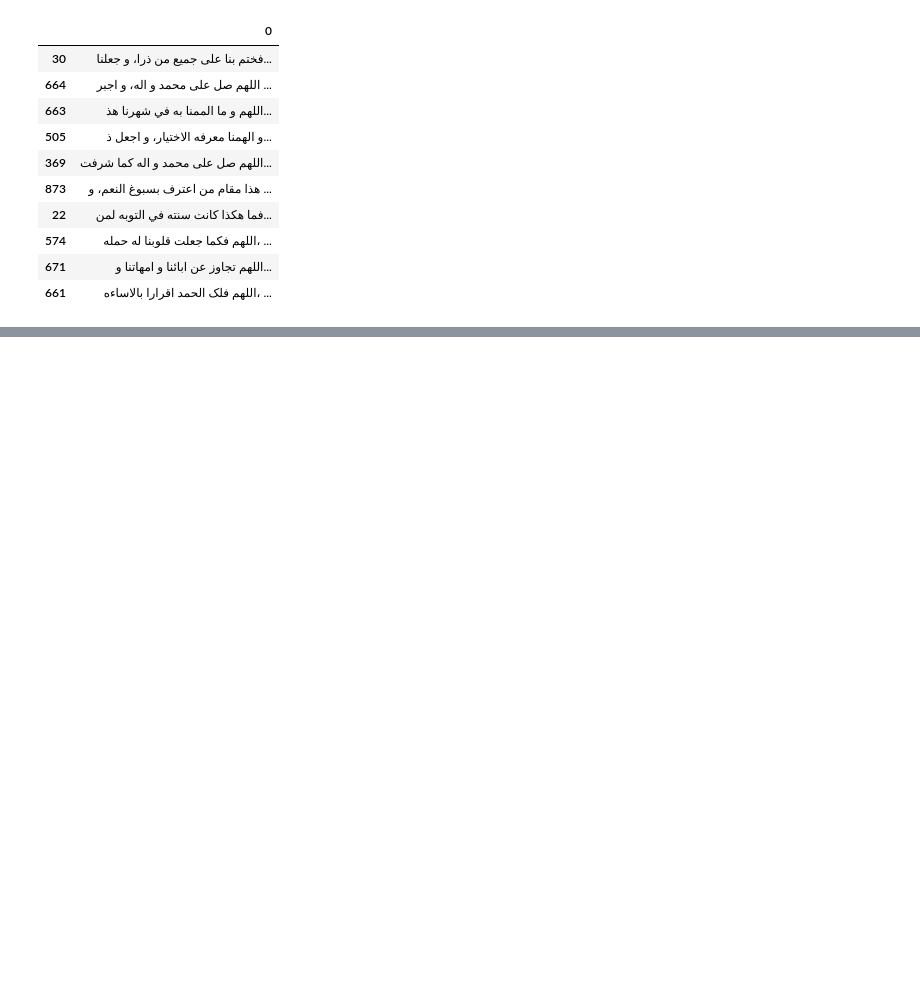
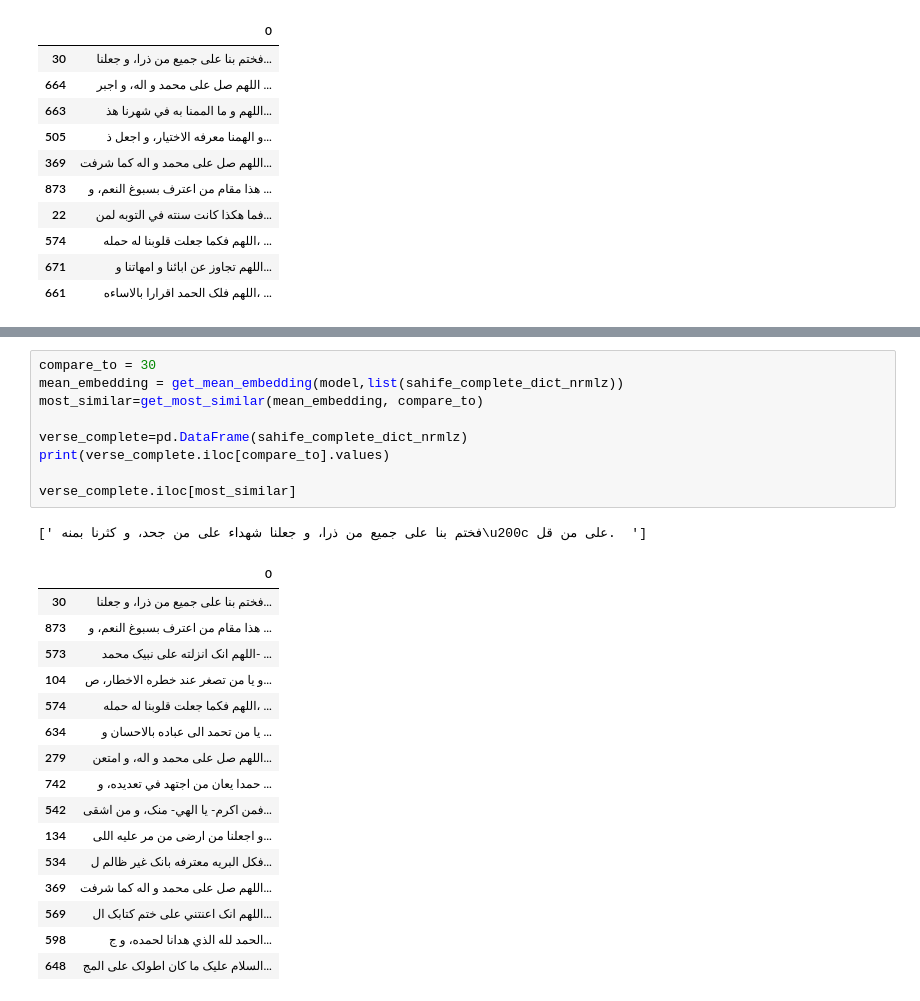
Before and after one commit to pam-lab/JupyterFiles, a Jupyter notebook: Similarity_BERT.ipynb, the cells around one changed output, grey strips where cells are left out. Drawn from its saved outputs; the diff is of its cells as text; blank space fills up the shorter version.

```diff
--- a/Similarity_BERT.ipynb
+++ b/Similarity_BERT.ipynb
@@ -457,0 +615,27 @@ verse_complete.iloc[most_similar]
+# %%
+compare_to = 30
+mean_embedding = get_mean_embedding(model,list(sahife_complete_dict_nrmlz))
+most_similar=get_most_similar(mean_embedding, compare_to)
+
+verse_complete=pd.DataFrame(sahife_complete_dict_nrmlz)
+print(verse_complete.iloc[compare_to].values)
+
+verse_complete.iloc[most_similar]
+# %% [output]
+[' فختم بنا علی جمیع من ذرا، و جعلنا شهداء علی من جحد، و کثرنا بمنه\u200c علی من قل.  ']
+|  | 0 |
+| 30 | فختم بنا علی جمیع من ذرا، و جعلنا... |
+| 873 | هذا مقام من اعترف بسبوغ النعم، و ... |
+| 573 | اللهم انک انزلته‌ علی نبیک محمد- ... |
+| 104 | و یا من تصغر عند خطره‌ الاخطار، ص... |
+| 574 | اللهم فکما جعلت قلوبنا له‌ حمله، ... |
+| 634 | یا من تحمد الی عباده‌ بالاحسان و ... |
+| 279 | اللهم صل علی محمد و اله‌، و امتعن... |
+| 742 | حمدا یعان من اجتهد في تعدیده‌، و ... |
+| 542 | فمن اکرم- یا الهي- منک، و من اشقی... |
+| 134 | و اجعلنا من ارضی من مر علیه‌ اللی... |
+| 534 | فکل البریه معترفه بانک غیر ظالم ل... |
+| 369 | اللهم صل علی محمد و اله‌ کما شرفت... |
+| 569 | اللهم انک اعنتني علی ختم کتابک ال... |
+| 598 | الحمد لله‌ الذي هدانا لحمده‌، و ج... |
+| 648 | السلام علیک ما کان اطولک علی المج... |
```
Also changed, not shown: parts of 14 cells of this notebook.
